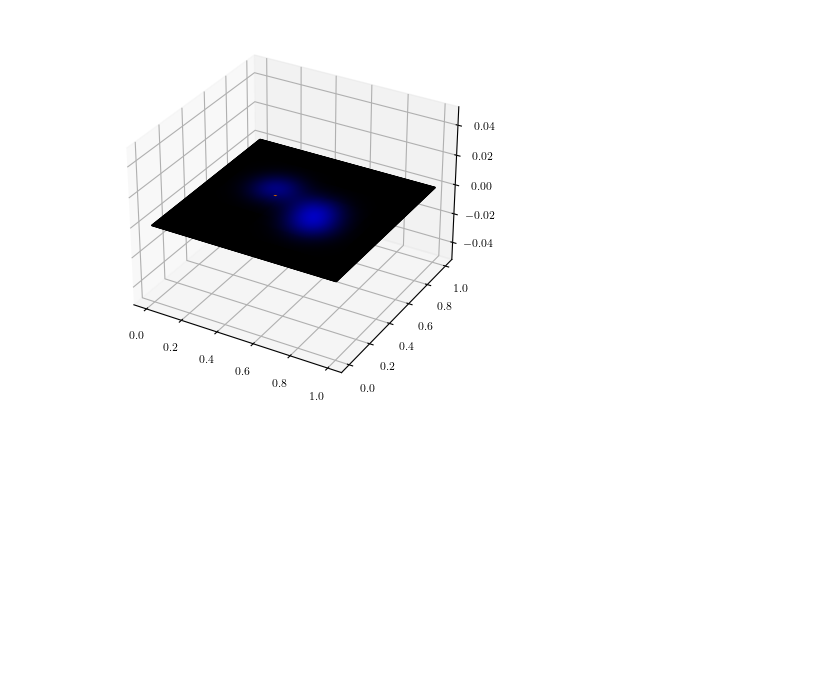
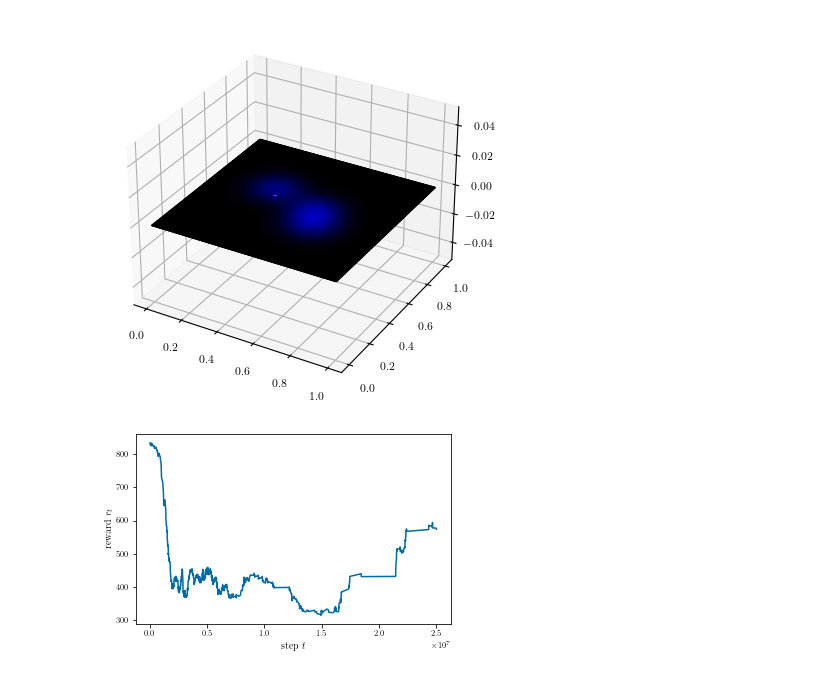
Before and after one commit to fumlig/visualsearch, a Jupyter notebook: plot.ipynb, the cells around one changed output. Saved outputs shown, nothing was run; the diff lists cells and outputs as text; code cells hidden in the pictures; blank space fills up the shorter version.

Commit message:
add mlp class, report dqn, plot tboard

```diff
--- a/plot.ipynb
+++ b/plot.ipynb
@@ -100,3 +101,24 @@ ax.plot_surface(xx, yy, zz, rstride=1, cstride=1, facecolors=img/255)
 # %% [output]
 <mpl_toolkits.mplot3d.art3d.Poly3DCollection at 0x...>
 [figure]
+# %%
+from scipy.ndimage import uniform_filter1d
+
+def plot_tboard(csv_path, xlabel="step", ylabel="value", smooth=None):
+    df = pd.read_csv(csv_path)
+    fig, ax = plt.subplots(figsize=figsize())
+
+    x = df["Step"]
+    y = df["Value"]
+
+    if smooth is not None:
+        y = uniform_filter1d(y, size=smooth)
+
+    ax.plot(x, y)
+    ax.set_xlabel(xlabel)
+    ax.set_ylabel(ylabel)
+    #return fig
+
+plot_tboard("logs/run-2022-03-16T09 50 58.329003-tag-charts_episode_length.csv", xlabel="step $t$", ylabel="reward $r_t$", smooth=100)
+# %% [output]
+[figure, added]
```
Also changed, not shown: parts of 2 cells of this notebook, 25 other files.
